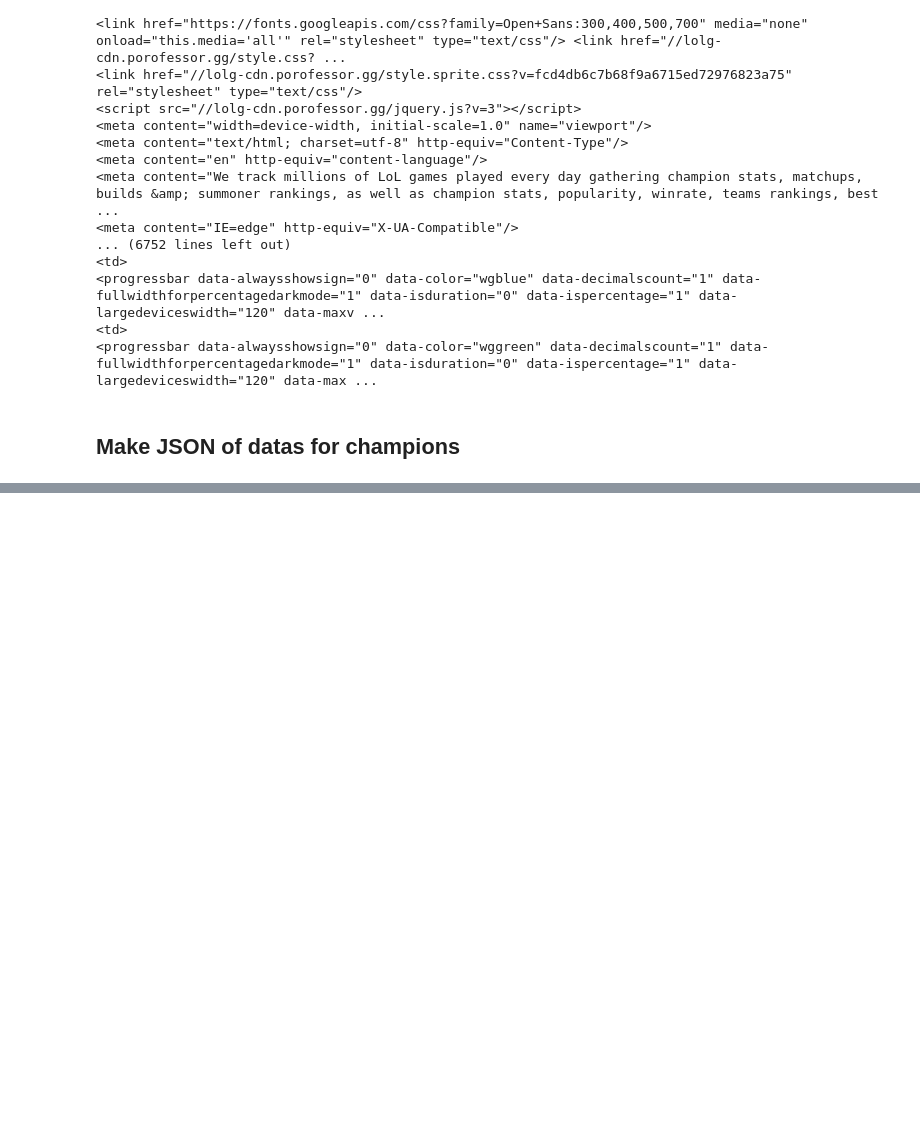
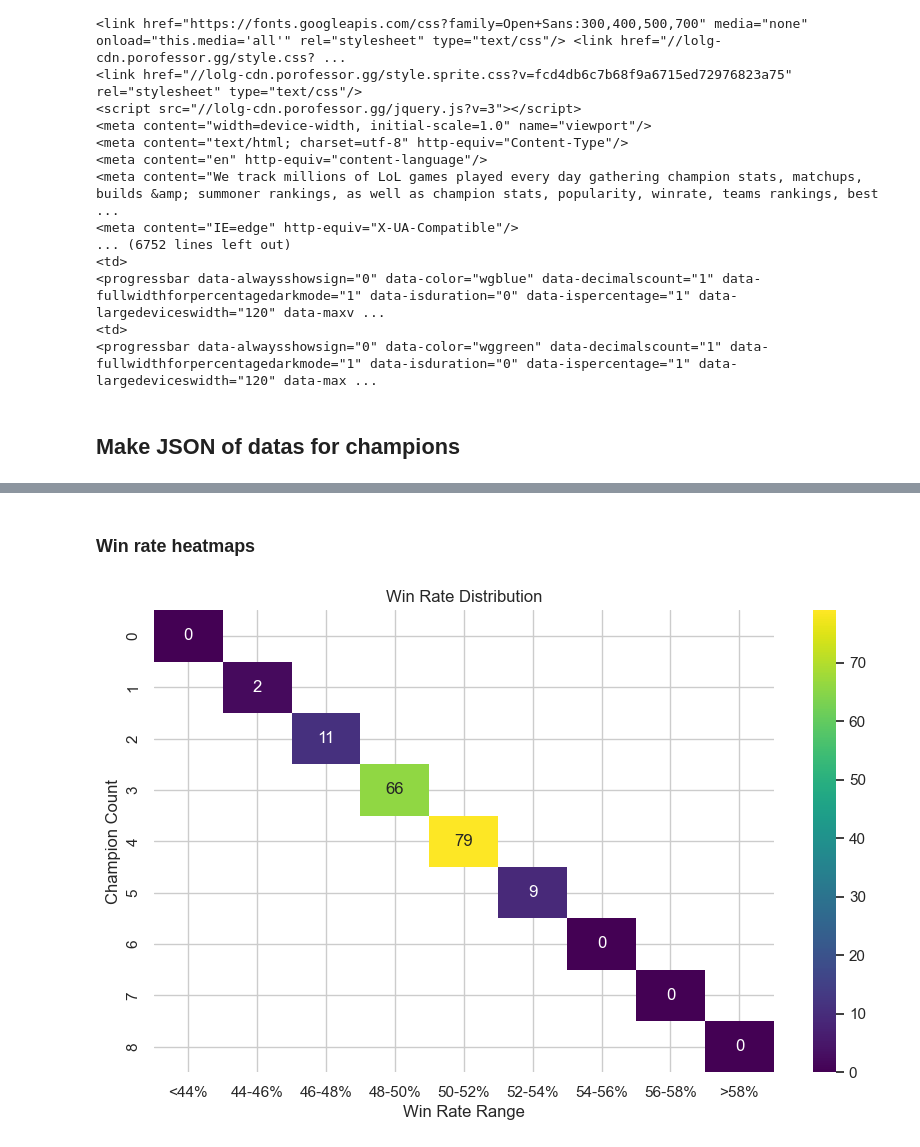
Before and after one commit to PacuFTW/LeagueData, a Jupyter notebook: Scraper_test.ipynb, the cells around one changed output, grey strips where cells are left out. Drawn from its saved outputs; the diff is of its cells as text; code cells hidden in the pictures; blank space fills up the shorter version.

```diff
--- a/Scraper_test.ipynb
+++ b/Scraper_test.ipynb
@@ -240,0 +281,18 @@ print(champions_stats)
+# %% [markdown]
+### Win rate heatmaps
+# %%
+win_rate_bins = [0, 44, 46, 48, 50, 52, 54, 56, 58, 100]
+win_rate_labels = ['<44%','44-46%', '46-48%', '48-50%', '50-52%', '52-54%', '54-56%', '56-58%', '>58%']
+
+df['win_rate_range'] = pd.cut(df['winrate'], bins=win_rate_bins, labels=win_rate_labels)
+
+win_rate_heatmap = df.groupby('win_rate_range').size().reset_index(name='count').pivot(columns='win_rate_range', values='count')
+
+plt.figure(figsize=(10,6))
+sns.heatmap(win_rate_heatmap, cmap='viridis', annot=True, fmt='.0f')
+plt.xlabel('Win Rate Range')
+plt.ylabel('Champion Count')
+plt.title('Win Rate Distribution')
+plt.show()
+# %% [output]
+[figure, added]
```
Also changed, not shown: parts of 9 cells of this notebook, 3 other files.
